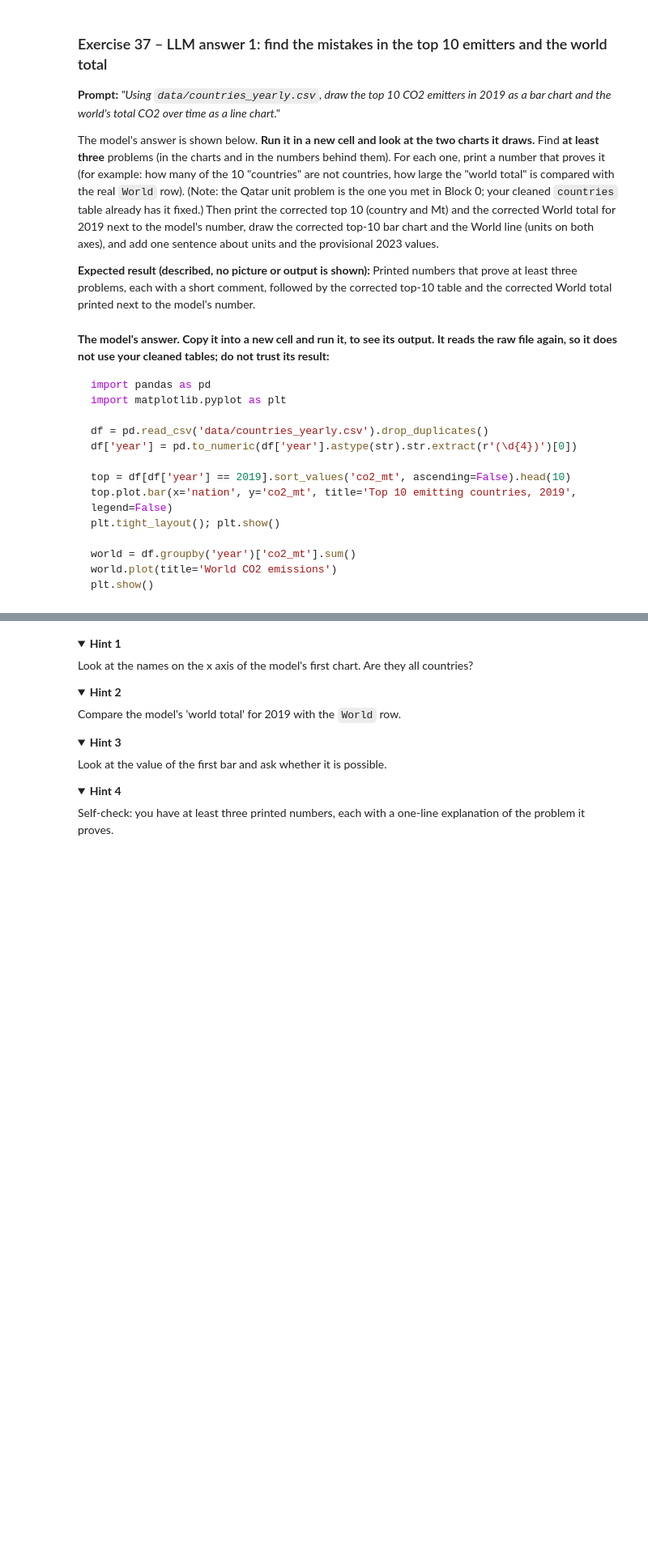
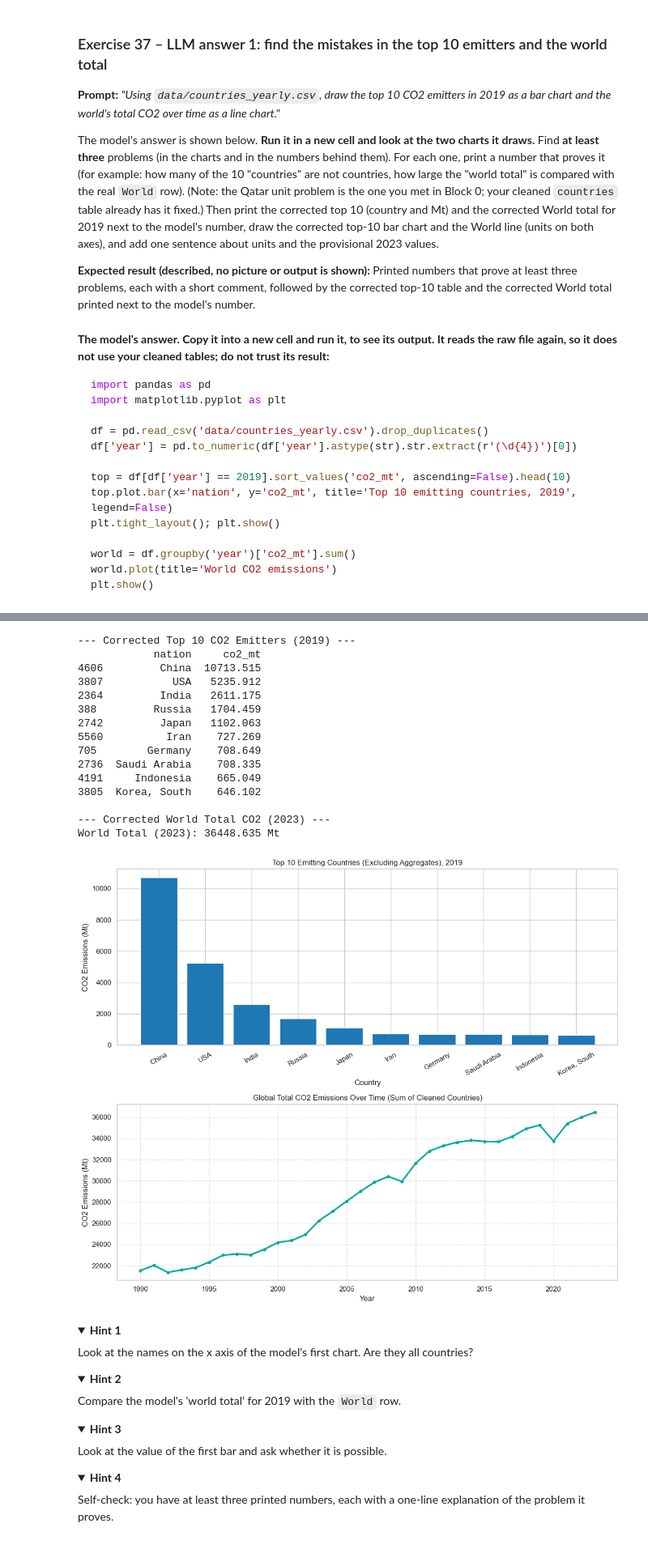
Before and after one commit to OrangeBoop/Lab02, a Jupyter notebook: Lab3/Lab3-Persky Idan 215548512 , Golan Amir 216264333.ipynb, the cells around one changed output, grey strips where cells are left out. Shown at 81% size. Saved outputs shown, nothing was run; the diff lists cells and outputs as text; code cells hidden in the pictures; folded sections open; blank space fills up the shorter version.

```diff
--- a/Lab3/Lab3-Persky Idan 215548512 , Golan Amir 216264333.ipynb
+++ b/Lab3/Lab3-Persky Idan 215548512 , Golan Amir 216264333.ipynb
@@ -1975,5 +2222,83 @@ plt.show()
 # %%
 # Corrected version – write your code here
+
+# The first problem:
+    # Teh aggregation of entites are included in countries and are in the top 10.
+    # Meaning "asia" is considered as a country and it is not..
+    # This will rpove it: df[df['year'] == 2019].sort_values('co2_mt', ascending=False).head(10)['nation'].tolist()
+
+# The second problem:
+    # the world total ine chard double counts emissions
+    # That is because grouping by year and summing all rows in the raw file adds up individual countries plus the continent of it.
+
+# The third problem:
+    # The raw csv file has uncleaned strings or not matching scaling for certain nations (e.g. qatar)
+
+# The corrected code:
+
+country_col = 'countries' if 'countries' in countries.columns else 'nation'
+
+# Exclude non-country aggregate labels and income groups
+aggregates = [
+    'World', 'Asia', 'North America', 'Europe', 'European Union',
+    'High-income countries', 'Upper-middle-income countries',
+    'Lower-middle-income countries', 'Low-income countries', 'Oceania', 'Africa', 'South America',
+    'OWID_WRL'
+]
+
+# Corrected Top 10  Countries in 2019
+df_clean = countries[~countries[country_col].isin(aggregates)].copy()
+df_clean['co2_mt'] = pd.to_numeric(df_clean['co2_mt'], errors='coerce')
+df_clean['year'] = pd.to_numeric(df_clean['year'], errors='coerce')
+
+top10 = df_clean[df_clean['year'] == 2019].sort_values('co2_mt', ascending=False).head(10)
+
+print("--- Corrected Top 10 CO2 Emitters (2019) ---")
+print(top10[[country_col, 'co2_mt']])
+
+# Corrected World Total Over Time
+world_df = df_clean.groupby('year', as_index=False)['co2_mt'].sum()
+
+latest_world = world_df[world_df['year'] == 2023]['co2_mt'].values
+print(f"\n--- Corrected World Total CO2 (2023) ---")
+print(f"World Total (2023): {latest_world[0] if len(latest_world) > 0 else 'N/A'} Mt")
+
+# Plotting
+fig, (ax1, ax2) = plt.subplots(2, 1, figsize=(12, 10))
+
+# Bar chart
+ax1.bar(top10[country_col], top10['co2_mt'], color='#1f77b4')
+ax1.set_title("Top 10 Emitting Countries (Excluding Aggregates), 2019")
+ax1.set_xlabel("Country")
+ax1.set_ylabel("CO2 Emissions (Mt)")
+ax1.tick_params(axis='x', rotation=30)
+
+# Line chart
+ax2.plot(world_df['year'], world_df['co2_mt'], color='#00A99D', linewidth=2.5, marker='o', markersize=4)
+ax2.set_title("Global Total CO2 Emissions Over Time (Sum of Cleaned Countries)")
+ax2.set_xlabel("Year")
+ax2.set_ylabel("CO2 Emissions (Mt)")
+ax2.grid(True, linestyle='--', alpha=0.6)
+
+plt.tight_layout()
+plt.show()
+# %% [output]
+--- Corrected Top 10 CO2 Emitters (2019) ---
+            nation     co2_mt
+4606         China  10713.515
+3807           USA   5235.912
+2364         India   2611.175
+388         Russia   1704.459
+2742         Japan   1102.063
+5560          Iran    727.269
+705        Germany    708.649
+2736  Saudi Arabia    708.335
+4191     Indonesia    665.049
+3805  Korea, South    646.102
+
+--- Corrected World Total CO2 (2023) ---
+World Total (2023): 36448.635 Mt
+[figure, added]
 # %% [markdown]
 <details><summary><b>Hint 1</b></summary>
 
```
Also changed, not shown: parts of 20 cells of this notebook, 5 other files.
